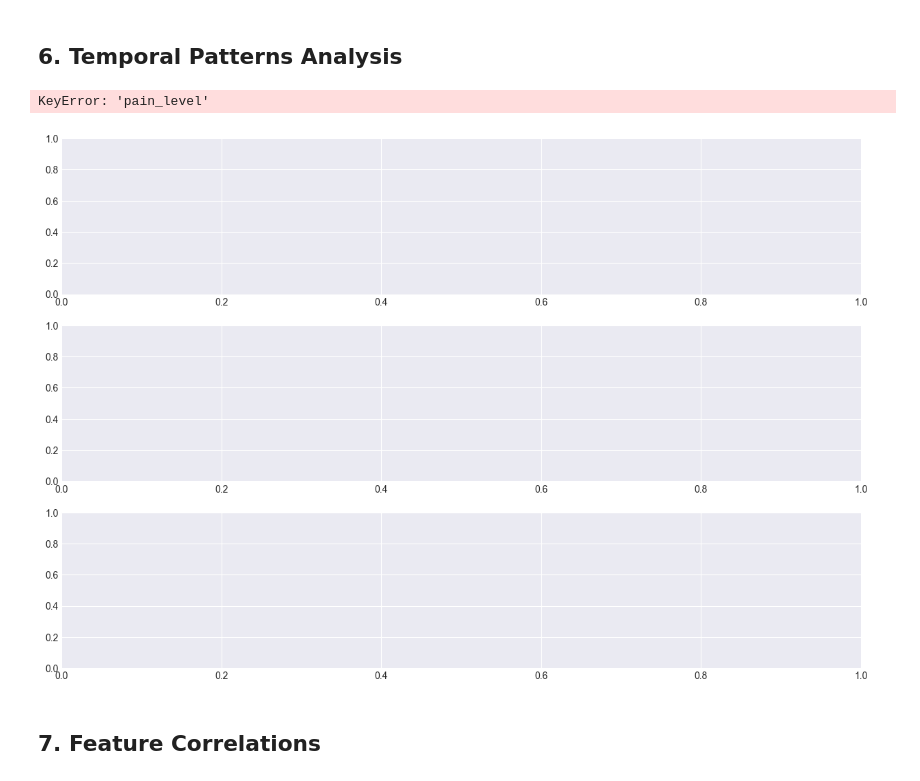
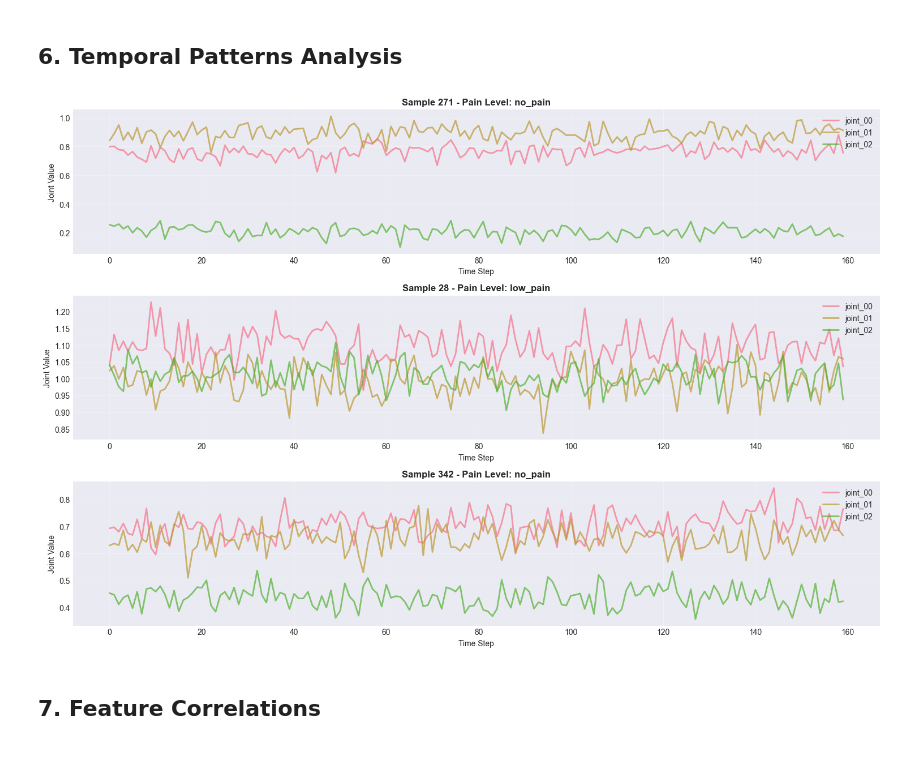
Before and after one commit to Pecneb/AN2DL_PiratePain, a Jupyter notebook: notebooks/feature_analysis.ipynb, the cells around one changed output. Saved outputs shown, nothing was run; the diff lists cells and outputs as text; code cells hidden in the pictures.

```diff
--- a/notebooks/feature_analysis.ipynb
+++ b/notebooks/feature_analysis.ipynb
@@ -290,8 +288,8 @@ dtype: float64
 fig, axes = plt.subplots(2, 2, figsize=(15, 10))
 
 # Plot 4 random joint features
-# sample_joints = np.random.choice(joint_cols, 4, replace=False)
-sample_joints = ["joint_30"]
+sample_joints = np.random.choice(joint_cols, 4, replace=False)
+# sample_joints = ["joint_30"]
 
 for idx, col in enumerate(sample_joints):
     ax = axes[idx // 2, idx % 2]
@@ -317,30 +315,29 @@ print("✓ Feature distributions visualized (random sample of 4 joints)")
 # %%
 # Analyze time series patterns for a random sample
 random_samples = np.random.choice(train_df['sample_index'].unique(), 3, replace=False)
 
 fig, axes = plt.subplots(3, 1, figsize=(15, 10))
 
 for idx, sample_idx in enumerate(random_samples):
     sample_data = train_df[train_df['sample_index'] == sample_idx].sort_values('time')
-    pain_level = sample_data['pain_level'].iloc[0]
+    pain_level = sample_data['label'].iloc[0]
 
     # Plot first 3 joint features
     for joint_col in joint_cols[:3]:
         axes[idx].plot(sample_data['time'], sample_data[joint_col],
                       label=joint_col, alpha=0.7, linewidth=2)
 
     axes[idx].set_title(f'Sample {sample_idx} - Pain Level: {pain_level}',
                        fontsize=12, fontweight='bold')
     axes[idx].set_xlabel('Time Step')
     axes[idx].set_ylabel('Joint Value')
     axes[idx].legend(loc='upper right')
     axes[idx].grid(True, alpha=0.3)
 
 plt.tight_layout()
 plt.show()
 # %% [output]
-KeyError: 'pain_level'
-[figure, old version]
+[figure, new version]
 # %% [markdown]
 ## 7. Feature Correlations
 # %%
```
Also changed, not shown: parts of 3 cells of this notebook, 1 other file.
